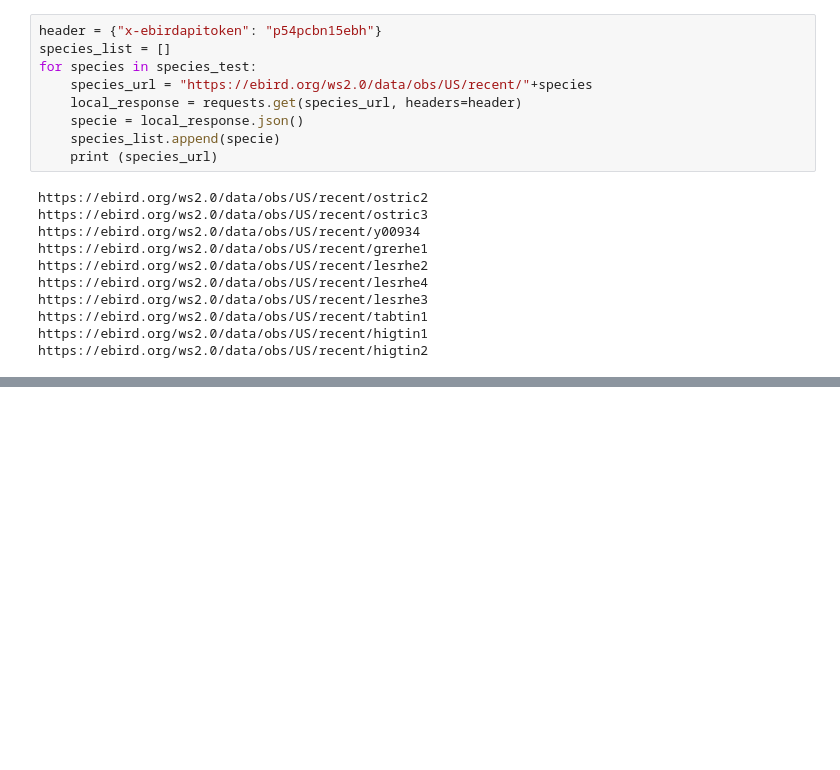
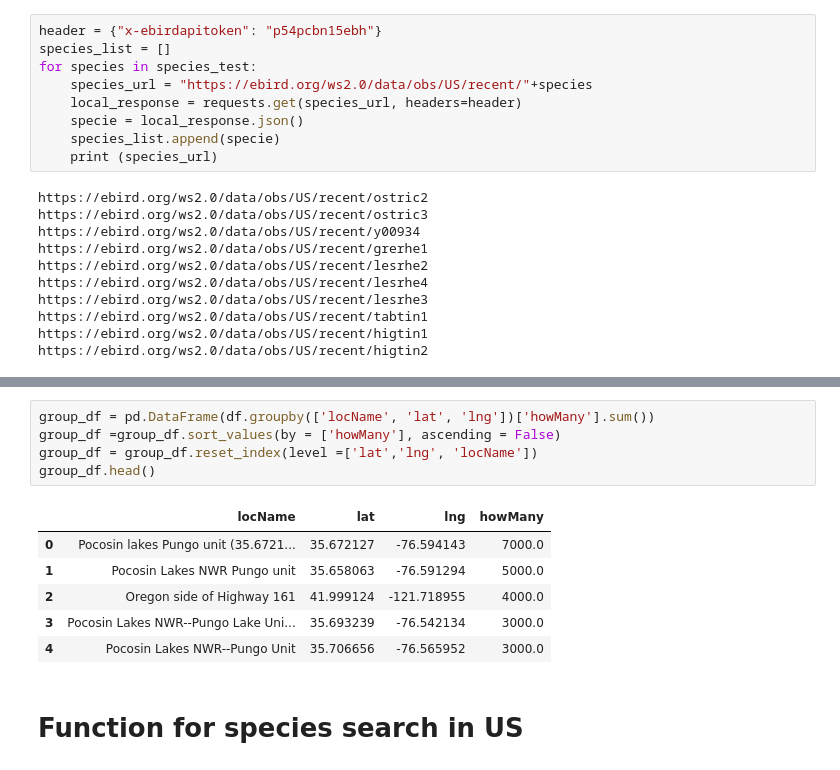
Before and after one commit to kblevins/ideal-adventure, a Jupyter notebook: apiCalls.ipynb, the cells around one changed output, grey strips where cells are left out. Cells and saved outputs as stored; diff of their text form; blank space fills up the shorter version.

```diff
--- a/apiCalls.ipynb
+++ b/apiCalls.ipynb
@@ -150,0 +166,14 @@ for geese in goose
+# %%
+group_df = pd.DataFrame(df.groupby(['locName', 'lat', 'lng'])['howMany'].sum())
+group_df =group_df.sort_values(by = ['howMany'], ascending = False)
+group_df = group_df.reset_index(level =['lat','lng', 'locName'])
+group_df.head()
+# %% [output]
+|  | locName | lat | lng | howMany |
+| 0 | Pocosin lakes Pungo unit (35.6721... | 35.672127 | -76.594143 | 7000.0 |
+| 1 | Pocosin Lakes NWR Pungo unit | 35.658063 | -76.591294 | 5000.0 |
+| 2 | Oregon side of Highway 161 | 41.999124 | -121.718955 | 4000.0 |
+| 3 | Pocosin Lakes NWR--Pungo Lake Uni... | 35.693239 | -76.542134 | 3000.0 |
+| 4 | Pocosin Lakes NWR--Pungo Unit | 35.706656 | -76.565952 | 3000.0 |
+# %% [markdown]
+# Function for species search in US
```
Also changed, not shown: parts of 10 cells of this notebook, 1 other file.
